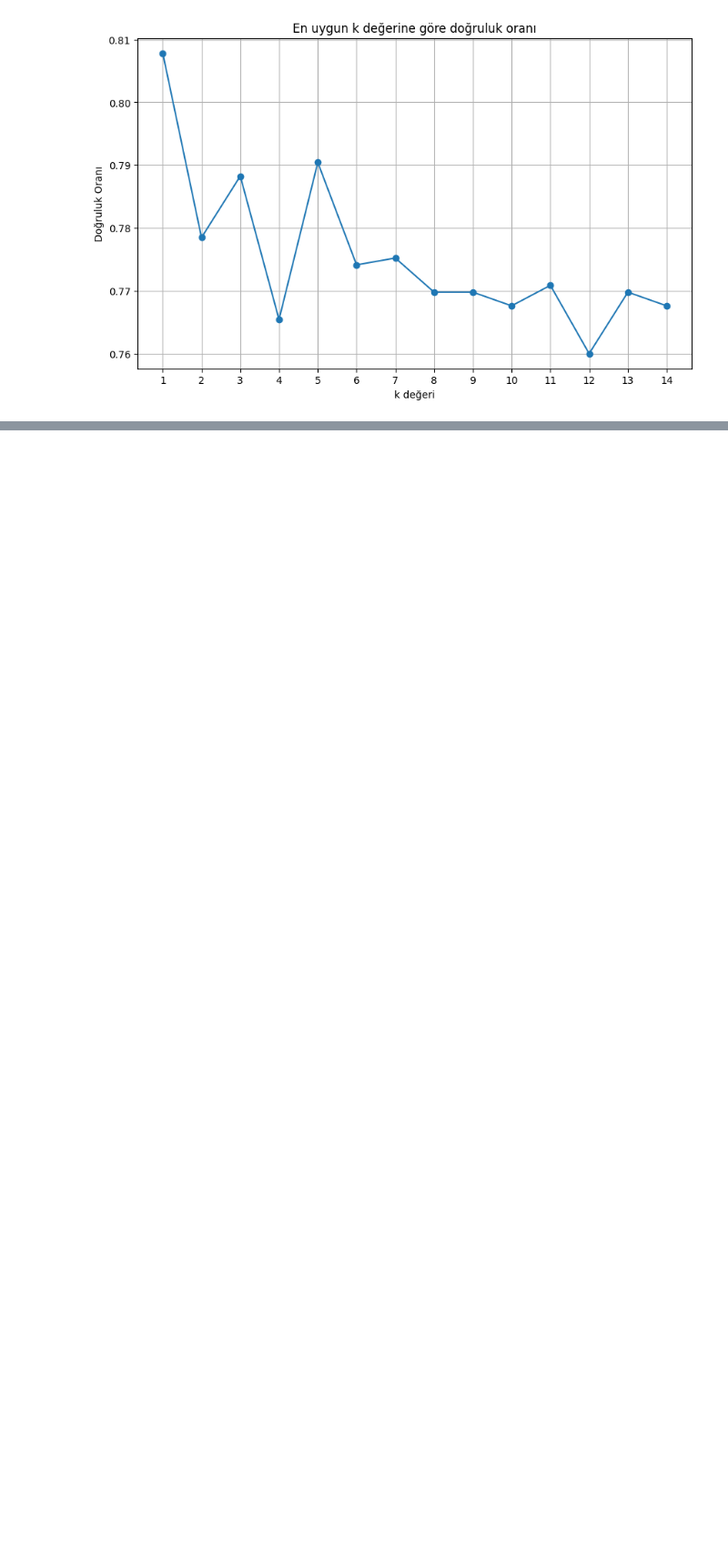
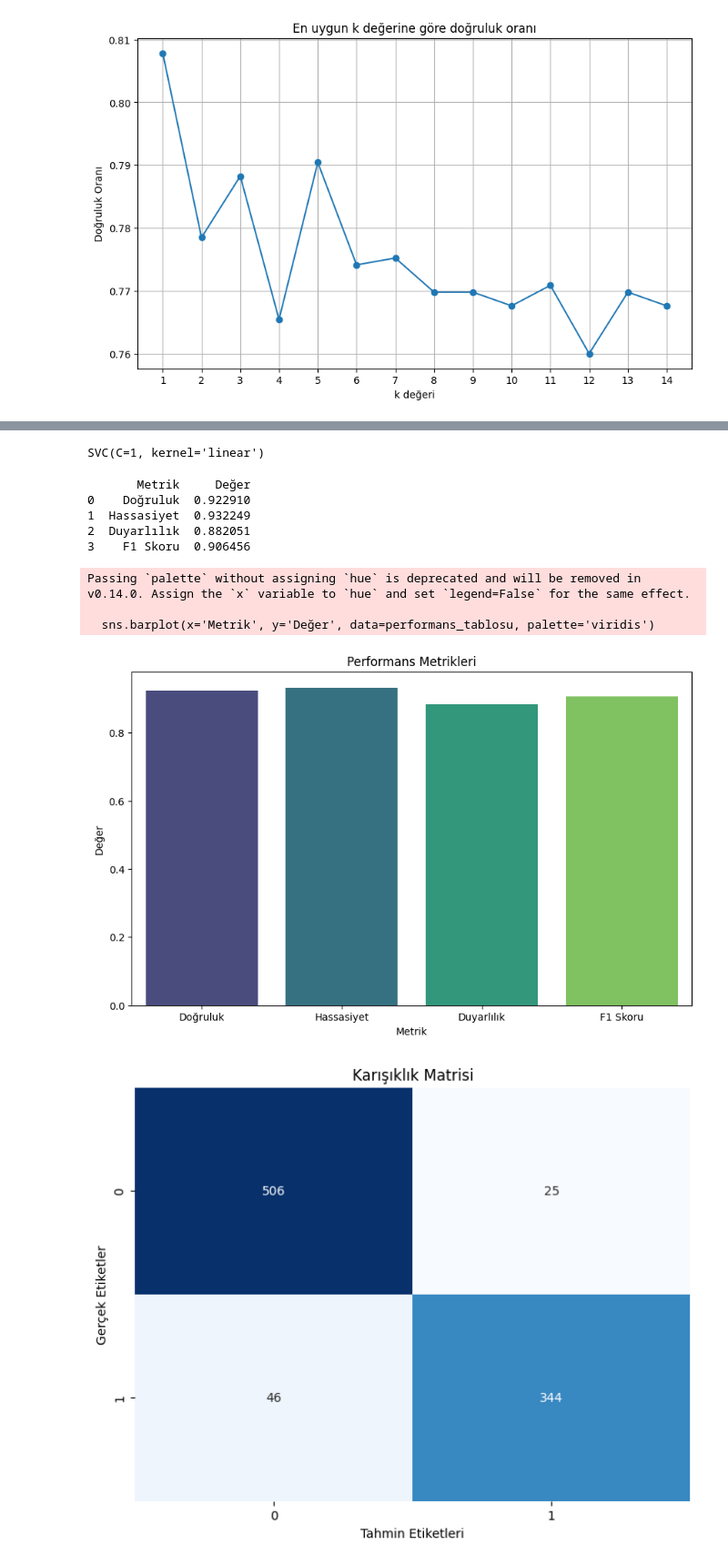
Before and after one commit to denizdagli/SpamFilterML, a Jupyter notebook: SpamFilterML.ipynb, the cells around one changed output, grey strips where cells are left out. Shown at 91% size. Drawn from its saved outputs; the diff is of its cells as text; code cells hidden in the pictures; blank space fills up the shorter version.

```diff
--- a/SpamFilterML.ipynb
+++ b/SpamFilterML.ipynb
@@ -230,0 +261,52 @@ plt.show()
+# %%
+# Modeli eğitme
+svm_model.fit(X_train, y_train)
+# %% [output]
+SVC(C=1, kernel='linear')
+# %%
+# Test seti üzerinde tahmin yapma
+y_pred = svm_model.predict(X_test)
+# %%
+# Performans metriklerini hesaplama
+accuracy = accuracy_score(y_test, y_pred)
+precision = precision_score(y_test, y_pred)
+recall = recall_score(y_test, y_pred)
+f1 = f1_score(y_test, y_pred)
+conf_matrix = confusion_matrix(y_test, y_pred)
+# %%
+# Performans metriklerini içeren bir veri çerçevesi oluşturma
+performans_tablosu = pd.DataFrame({
+    'Metrik': ['Doğruluk', 'Hassasiyet', 'Duyarlılık', 'F1 Skoru'],
+    'Değer': [accuracy, precision, recall, f1]
+})
+
+# Tabloyu yazdırma
+print(performans_tablosu)
+# %% [output]
+       Metrik     Değer
+0    Doğruluk  0.922910
+1  Hassasiyet  0.932249
+2  Duyarlılık  0.882051
+3    F1 Skoru  0.906456
+# %%
+# Performans metriklerini görselleştirme
+plt.figure(figsize=(10, 6))
+
+# Doğruluk, Hassasiyet, Duyarlılık ve F1 Skoru için çubuk grafiği
+sns.barplot(x='Metrik', y='Değer', data=performans_tablosu, palette='viridis')
+plt.title('Performans Metrikleri')
+plt.show()
+
+# Karışıklık matrisini görselleştirme
+plt.figure(figsize=(8, 6))
+sns.heatmap(conf_matrix, annot=True, fmt='g', cmap='Blues', cbar=False)
+plt.title('Karışıklık Matrisi')
+plt.xlabel('Tahmin Etiketleri')
+plt.ylabel('Gerçek Etiketler')
+plt.show()
+# %% [output]
+Passing `palette` without assigning `hue` is deprecated and will be removed in v0.14.0. Assign the `x` variable to `hue` and set `legend=False` for the same effect.
+
+  sns.barplot(x='Metrik', y='Değer', data=performans_tablosu, palette='viridis')
+[figure, added]
+[figure, added]
```
Also changed, not shown: parts of 29 cells of this notebook.
